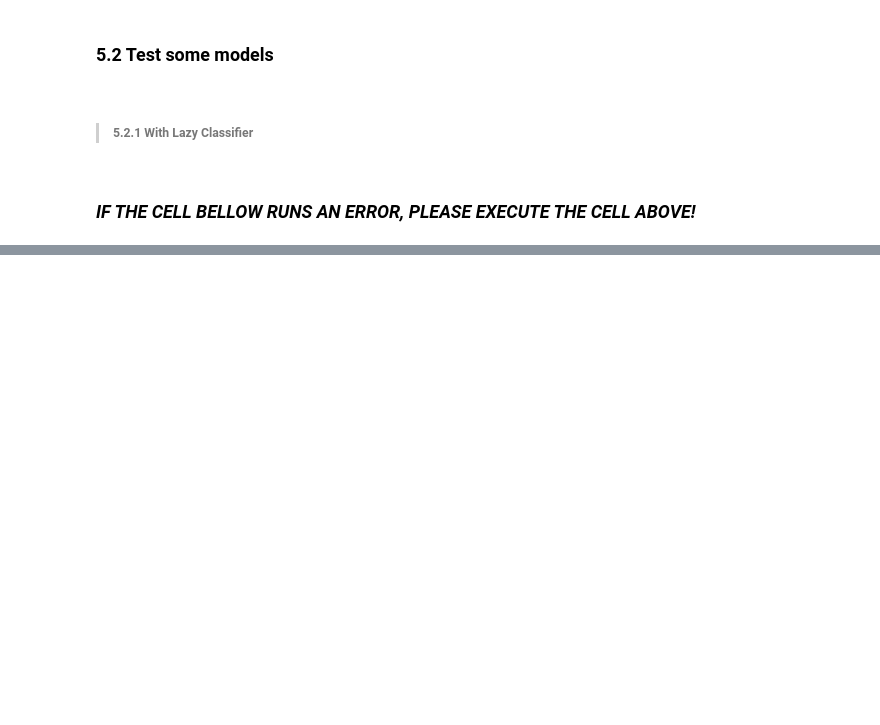
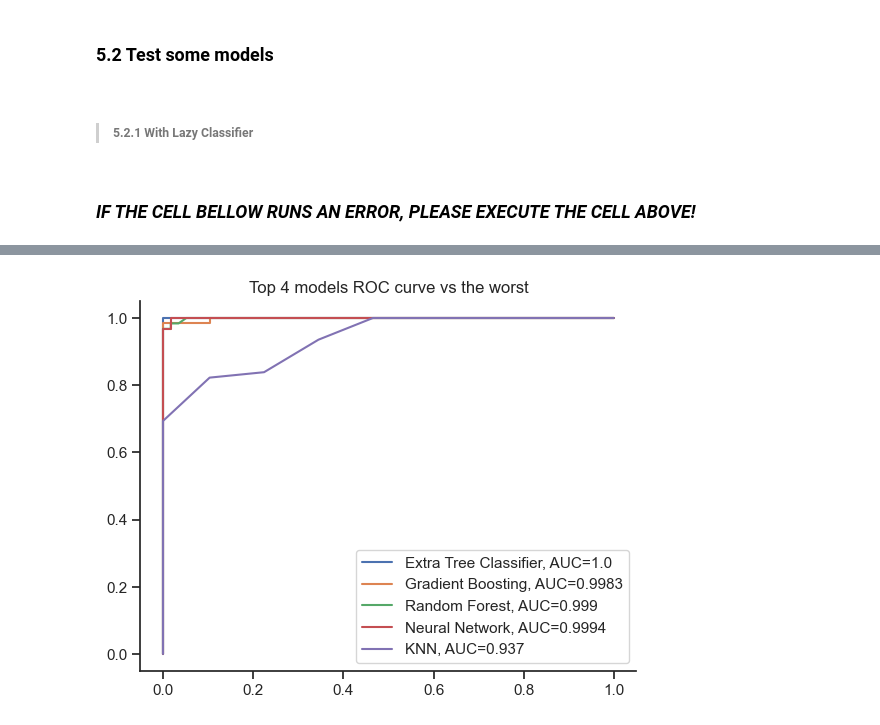
Before and after one commit to henrymmarques/MLProject, a Jupyter notebook: FINAL - Group03.ipynb, the cells around one changed output, grey strips where cells are left out. Drawn from its saved outputs; the diff is of its cells as text; code cells hidden in the pictures; blank space fills up the shorter version.

```diff
--- a/FINAL - Group03.ipynb
+++ b/FINAL - Group03.ipynb
@@ -1313,0 +1356,40 @@ result_df
+# %%
+#set up plotting area
+plt.figure(0).clf()
+
+#ETC
+y_pred_etc_proba = etc.predict_proba(X_test)[:,1]
+fpr, tpr, _ = metrics.roc_curve(y_test, y_pred_etc_proba)
+auc = round(metrics.roc_auc_score(y_test, y_pred_etc_proba), 4)
+plt.plot(fpr,tpr,label="Extra Tree Classifier, AUC="+str(auc))
+
+#GB1
+y_pred_gb1_proba = GB1.predict_proba(X_test)[:,1]
+fpr, tpr, _ = metrics.roc_curve(y_test, y_pred_gb1_proba)
+auc = round(metrics.roc_auc_score(y_test, y_pred_gb1_proba), 4)
+plt.plot(fpr,tpr,label="Gradient Boosting, AUC="+str(auc))
+
+#RF1
+y_pred_rf1_proba = RF1.predict_proba(X_test)[:,1]
+fpr, tpr, _ = metrics.roc_curve(y_test, y_pred_rf1_proba)
+auc = round(metrics.roc_auc_score(y_test, y_pred_rf1_proba), 4)
+plt.plot(fpr,tpr,label="Random Forest, AUC="+str(auc))
+
+#NN
+y_pred_nn_proba = NN.predict_proba(X_test)[:,1]
+fpr, tpr, _ = metrics.roc_curve(y_test, y_pred_nn_proba)
+auc = round(metrics.roc_auc_score(y_test, y_pred_nn_proba), 4)
+plt.plot(fpr,tpr,label="Neural Network, AUC="+str(auc))
+
+#KNN to see the differences to a bad model
+y_pred_knn_proba = KNN.predict_proba(X_test)[:,1]
+fpr, tpr, _ = metrics.roc_curve(y_test, y_pred_knn_proba)
+auc = round(metrics.roc_auc_score(y_test, y_pred_knn_proba), 4)
+plt.plot(fpr,tpr,label="KNN, AUC="+str(auc))
+
+#add legend
+plt.legend()
+plt.title('Top 4 models ROC curve vs the worst')
+plt.show()
+# %% [output]
+[figure, added]
```
Also changed, not shown: parts of 16 cells of this notebook.
